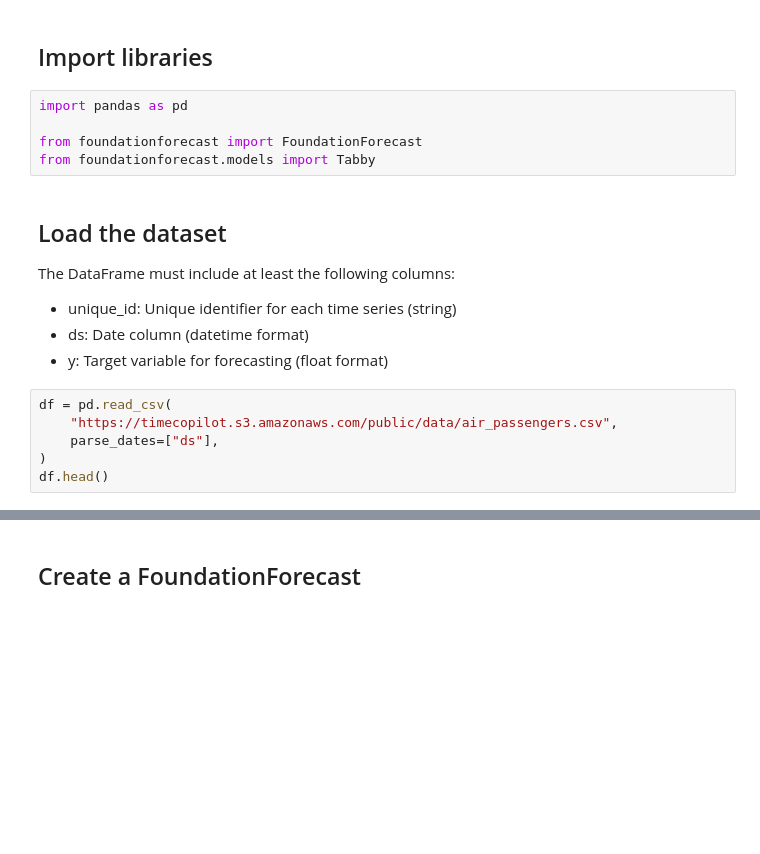
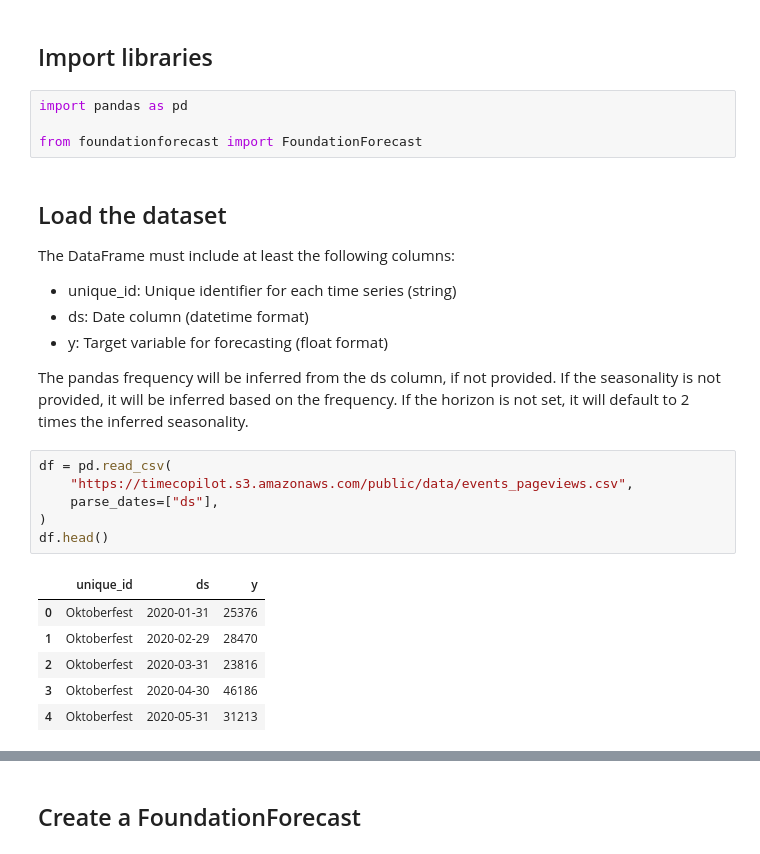
Before and after one commit to TimeCopilot/foundationforecast, a Jupyter notebook: docs/examples/tabby-family.ipynb, the cells around one changed output, grey strips where cells are left out. Saved outputs shown, nothing was run; the diff lists cells and outputs as text; blank space fills up the shorter version.

```diff
--- a/docs/examples/tabby-family.ipynb
+++ b/docs/examples/tabby-family.ipynb
@@ -19,7 +22,6 @@ Tabby forecasts each series independently with 99 native quantile knots (0.01–
 import pandas as pd
 
 from foundationforecast import FoundationForecast
-from foundationforecast.models import Tabby
 # %% [markdown]
 ## Load the dataset
 
@@ -27,9 +29,20 @@ The DataFrame must include at least the following columns:
 - unique_id: Unique identifier for each time series (string)
 - ds: Date column (datetime format)
 - y: Target variable for forecasting (float format)
+
+The pandas frequency will be inferred from the ds column, if not provided.
+If the seasonality is not provided, it will be inferred based on the frequency.
+If the horizon is not set, it will default to 2 times the inferred seasonality.
 # %%
 df = pd.read_csv(
-    "https://timecopilot.s3.amazonaws.com/public/data/air_passengers.csv",
+    "https://timecopilot.s3.amazonaws.com/public/data/events_pageviews.csv",
     parse_dates=["ds"],
 )
 df.head()
+# %% [output]
+|  | unique_id | ds | y |
+| 0 | Oktoberfest | 2020-01-31 | 25376 |
+| 1 | Oktoberfest | 2020-02-29 | 28470 |
+| 2 | Oktoberfest | 2020-03-31 | 23816 |
+| 3 | Oktoberfest | 2020-04-30 | 46186 |
+| 4 | Oktoberfest | 2020-05-31 | 31213 |
```
Also changed, not shown: parts of 16 cells of this notebook, 1 other file.
